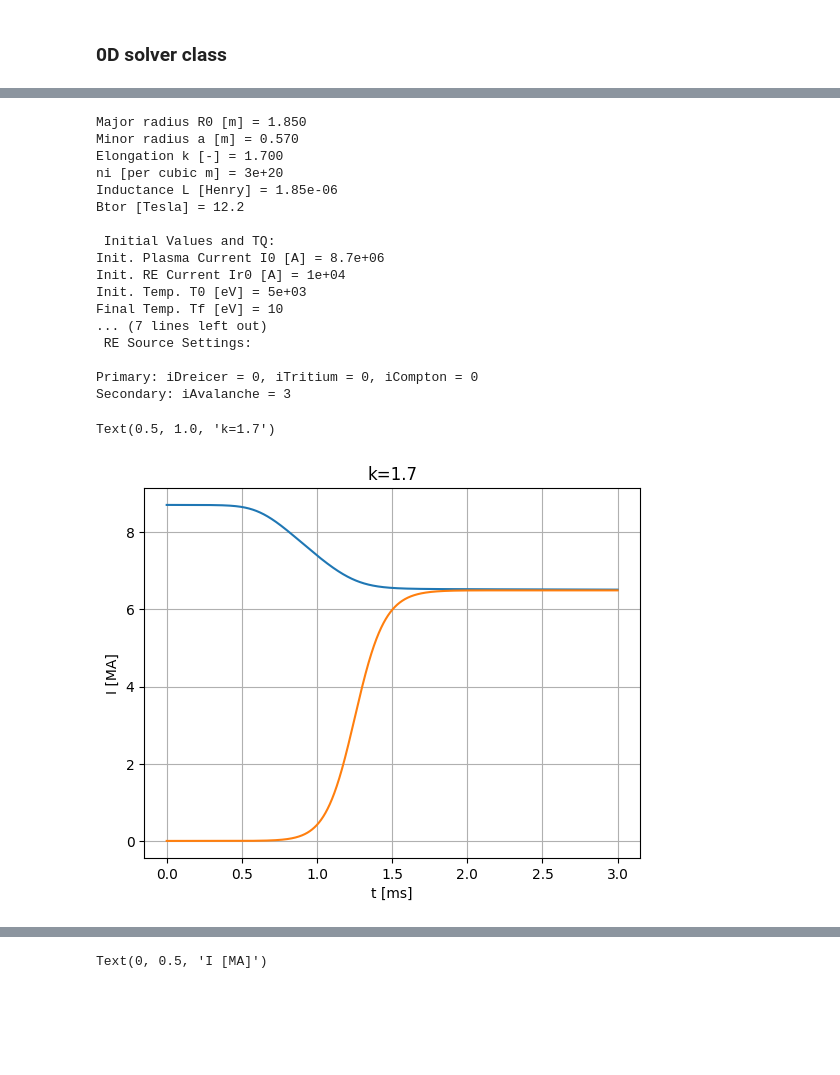
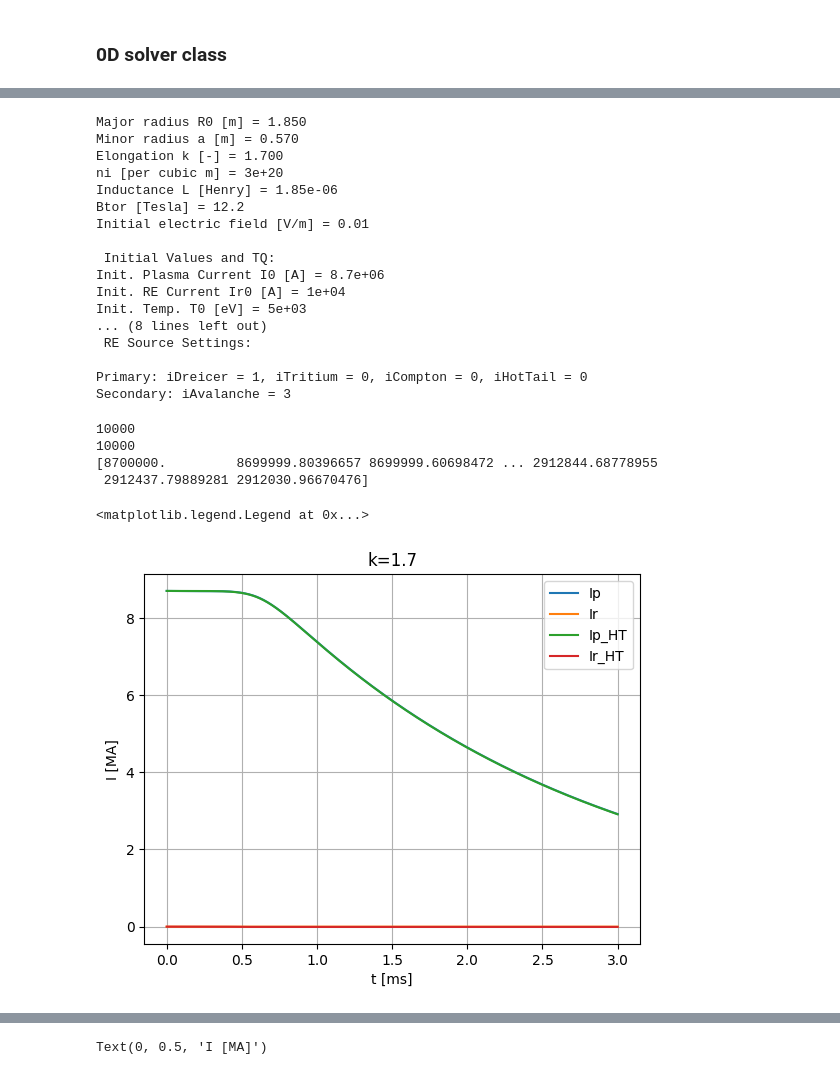
Before and after one commit to ridatta/RE_Solver, a Jupyter notebook: 0D_Class_Test.ipynb, the cells around one changed output, grey strips where cells are left out. Saved outputs shown, nothing was run; the diff lists cells and outputs as text; code cells hidden in the pictures; blank space fills up the shorter version.

```diff
--- a/0D_Class_Test.ipynb
+++ b/0D_Class_Test.ipynb
@@ -44,7 +44,7 @@ Secondary: iAvalanche = 3
 solver.n_imp = 1e20
 solver.k = 1.70
 solver.Ir0 = 1e4
-solver.iDreicer = 0
+solver.iDreicer = 1
 solver.tmax = 3e-3
 solver.display()
 # %% [output]
@@ -54,28 +54,54 @@ Elongation k [-] = 1.700
 ni [per cubic m] = 3e+20
 Inductance L [Henry] = 1.85e-06
 Btor [Tesla] = 12.2
+Initial electric field [V/m] = 0.01
 
  Initial Values and TQ:
 Init. Plasma Current I0 [A] = 8.7e+06
 Init. RE Current Ir0 [A] = 1e+04
 Init. Temp. T0 [eV] = 5e+03
-Final Temp. Tf [eV] = 10
-... (7 lines left out)
+... (8 lines left out)
  RE Source Settings:
 
-Primary: iDreicer = 0, iTritium = 0, iCompton = 0
+Primary: iDreicer = 1, iTritium = 0, iCompton = 0, iHotTail = 0
 Secondary: iAvalanche = 3
 # %%
 # solve
-
+solver.n_imp = 1e20
+solver.k = 1.70
+solver.Ir0 = 0
+solver.iDreicer = 0
+solver.tmax = 3e-3
+solver.iHotTail = 0
 t, Ip, Ir, Wk = solver.solve()
 
 plt.plot(t*1e3,Ip/1e6,label='Ip')
 plt.plot(t*1e3,Ir/1e6,label='Ir')
 plt.grid()
 plt.xlabel('t [ms]')
 plt.ylabel('I [MA]')
 plt.title(f'k={solver.k}')
+
+solver.n_imp = 1e20
+solver.k = 1.70
+solver.Ir0 = 0
+#solver.iDreicer = 0
+solver.tmax = 3e-3
+solver.iHotTail = 1
+solver.iAvalanche = 0
+
+t2, Ip2, Ir2, Wk2 = solver.solve()
+print(len(t2))
+print(len(Ip2))
+print(Ip2)
+
+plt.plot(t2*1e3,Ip2/1e6,label='Ip_HT')
+plt.plot(t2*1e3,Ir2/1e6,label='Ir_HT')
+plt.legend()
 # %% [output]
-Text(0.5, 1.0, 'k=1.7')
+10000
+10000
+[8700000.         8699999.80396657 8699999.60698472 ... 2912844.68778955
+ 2912437.79889281 2912030.96670476]
+<matplotlib.legend.Legend at 0x...>
-[figure, old version]
+[figure, new version]
```
Also changed, not shown: parts of 7 cells of this notebook, 5 other files.
